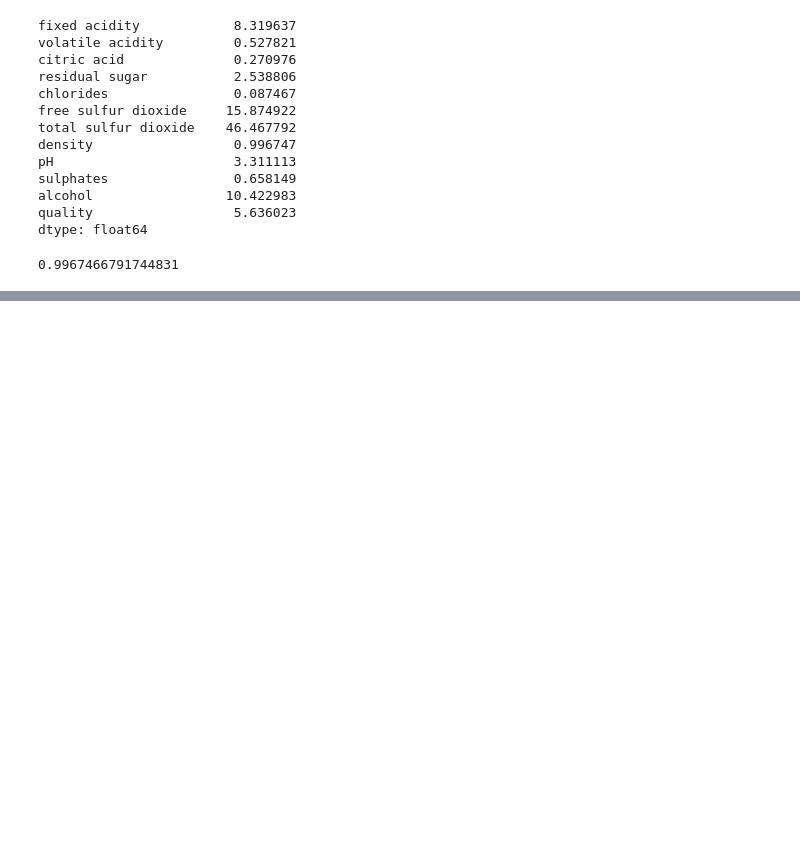
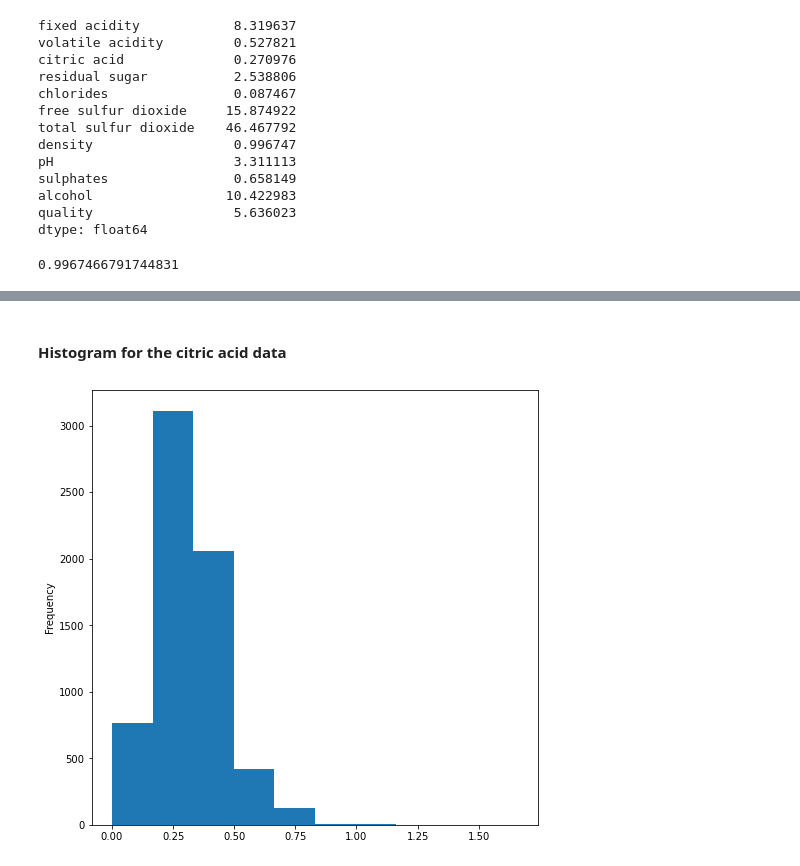
Before and after one commit to Kevson1/Data-Analysis-Case-Study-1, a Jupyter notebook: Wines notebook.ipynb, the cells around one changed output, grey strips where cells are left out. Cells and saved outputs as stored; diff of their text form; code cells hidden in the pictures; blank space fills up the shorter version.

```diff
--- a/Wines notebook.ipynb
+++ b/Wines notebook.ipynb
@@ -192,0 +227,6 @@ wines_df.to_csv('winequality_edited.csv', index=False)
+# %% [markdown]
+#### Histogram for the citric acid data
+# %%
+new_wines_df['citric acid'].plot(kind='hist', figsize=(8,8));
+# %% [output]
+[figure, added]
```
Also changed, not shown: parts of 47 cells of this notebook.
